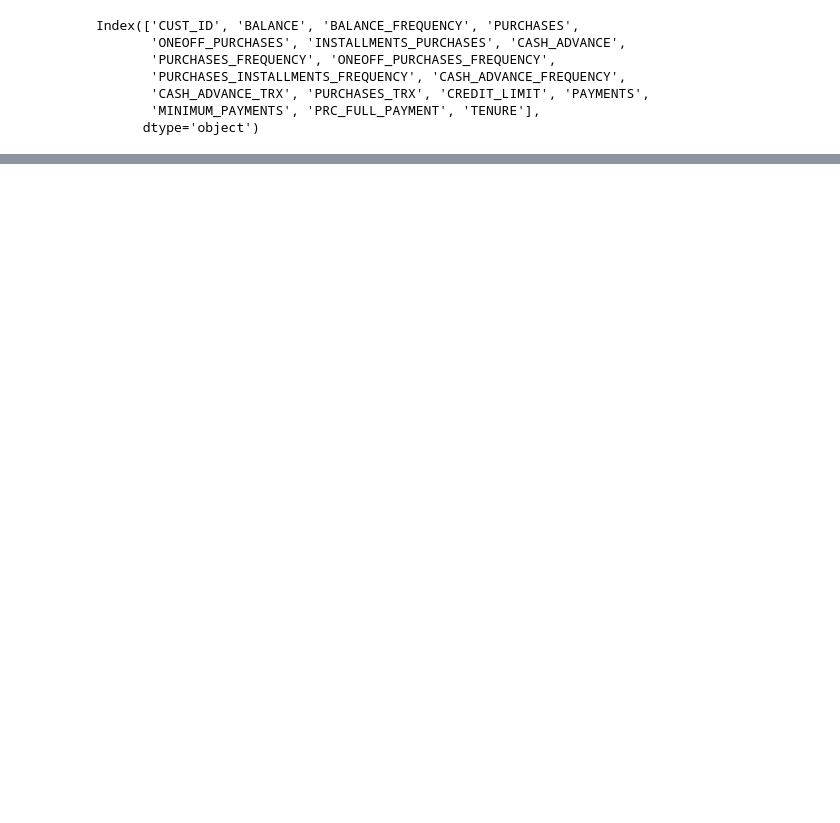
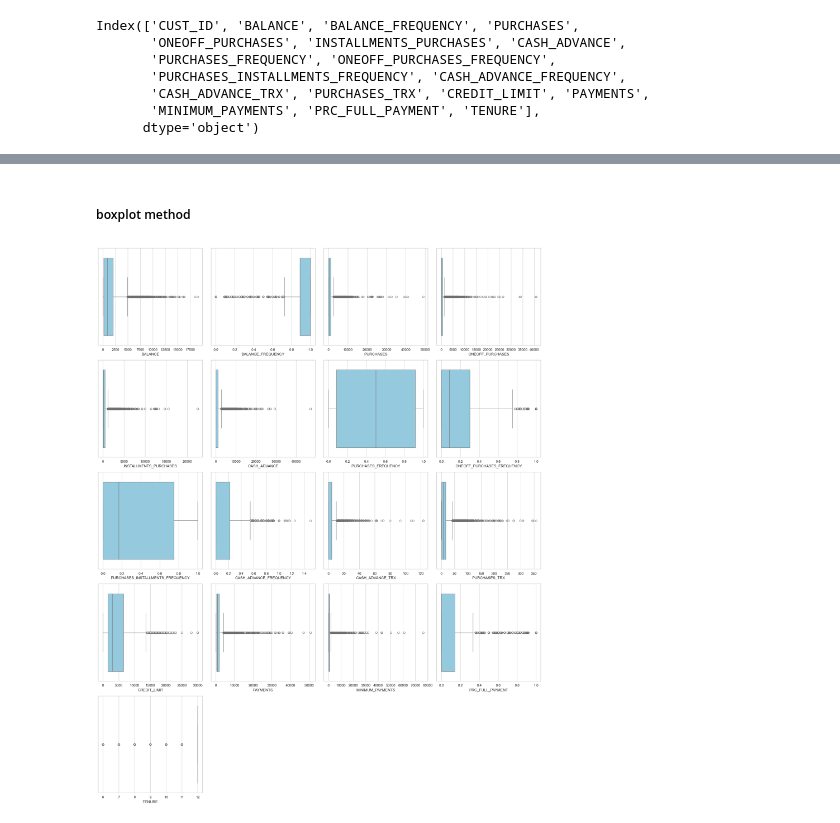
Before and after one commit to coolDatageek/clusteringProjects, a Jupyter notebook: SbiMarketSegmentation.ipynb, the cells around one changed output, grey strips where cells are left out. Saved outputs shown, nothing was run; the diff lists cells and outputs as text; code cells hidden in the pictures; blank space fills up the shorter version.

```diff
--- a/SbiMarketSegmentation.ipynb
+++ b/SbiMarketSegmentation.ipynb
@@ -26,0 +227,2 @@ Index(['CUST_ID', 'BALANCE', 'BALANCE_FREQUENCY', 'PURCHASES',
+# %% [markdown]
+##### boxplot method
@@ -26,0 +232,11 @@ Index(['CUST_ID', 'BALANCE', 'BALANCE_FREQUENCY', 'PURCHASES',
+# %%
+num_columns = len(customer_data.columns)
+num_rows = (num_columns // 4) + 1
+plt.figure(figsize=(20, 5 * num_rows))  # Adjusted height dynamically
+for i, col in enumerate(customer_data.columns):
+    plt.subplot(num_rows, 4, i + 1)
+    sns.boxplot(data=customer_data, x=col,color='skyblue')
+    plt.xlabel(col)
+    plt.tight_layout()
+# %% [output]
+[figure, added]
```
Also changed, not shown: parts of 43 cells of this notebook, 4 other files.
